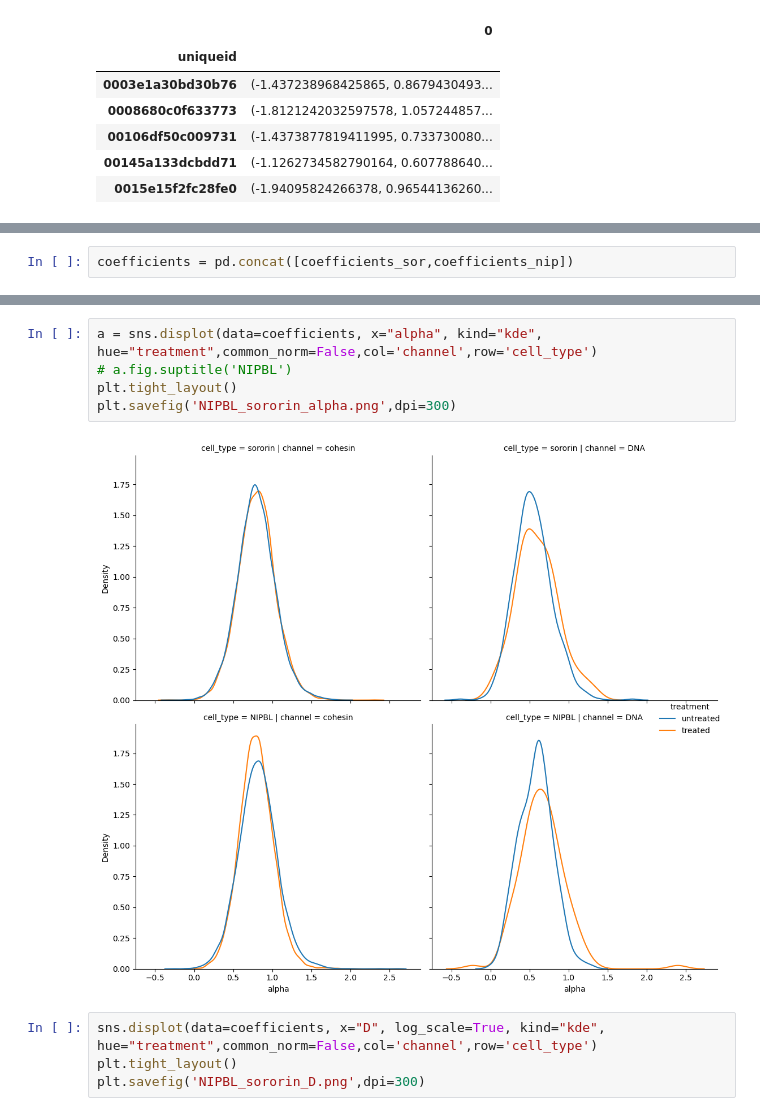
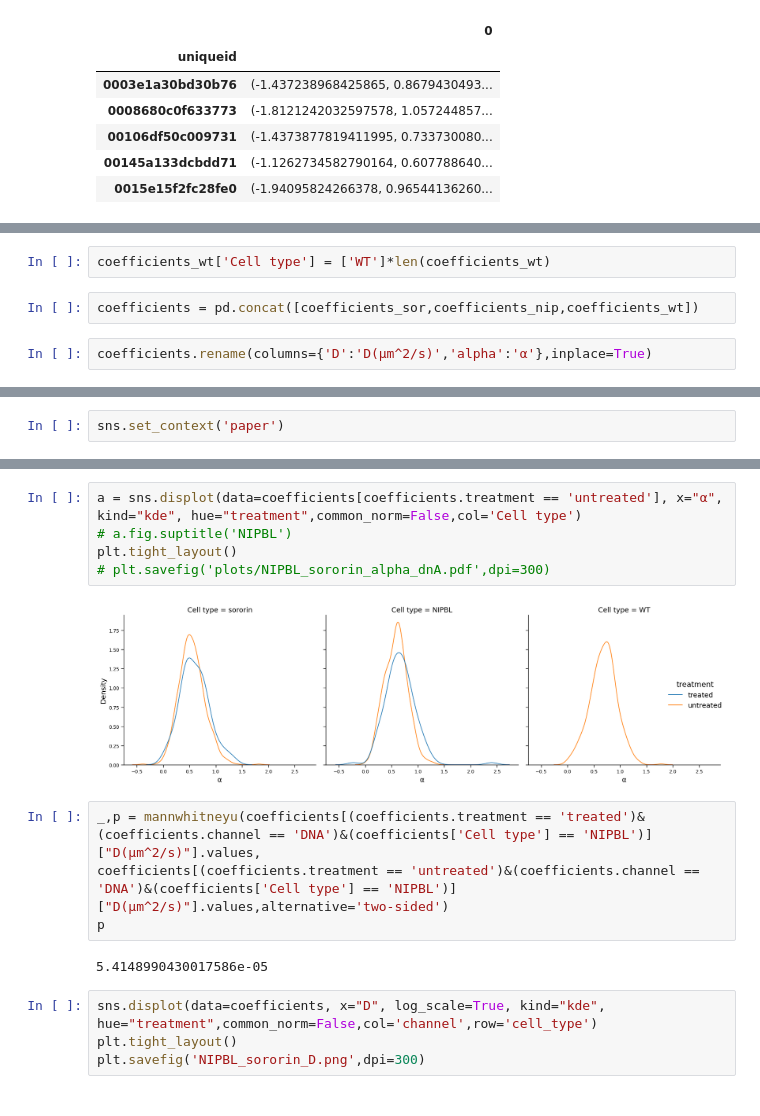
Before and after one commit to fmi-basel/ggiorget-spt-analysis, a Jupyter notebook: analyze_results.ipynb, the cells around one changed output, grey strips where cells are left out. Drawn from its saved outputs; the diff is of its cells as text.

```diff
--- a/analyze_results.ipynb
+++ b/analyze_results.ipynb
@@ -255,2 +284,6 @@ coefficients_nip['cell_type'] = ['NIPBL']*len(coefficients_nip)
+# %%
+coefficients_wt['Cell type'] = ['WT']*len(coefficients_wt)
 # %%
-coefficients = pd.concat([coefficients_sor,coefficients_nip])
+coefficients = pd.concat([coefficients_sor,coefficients_nip,coefficients_wt])
+# %%
+coefficients.rename(columns={'D':'D(µm^2/s)','alpha':'α'},inplace=True)
@@ -256,0 +309,2 @@ coefficients = pd.concat([coefficients_sor,coefficients_nip])
+# %%
+sns.set_context('paper')
@@ -257,10 +395,16 @@ coefficients = pd.concat([coefficients_sor,coefficients_nip])
 # %%
-a = sns.displot(data=coefficients, x="alpha", kind="kde", hue="treatment",common_norm=False,col='channel',row='cell_type')
+a = sns.displot(data=coefficients[coefficients.treatment == 'untreated'], x="α", kind="kde", hue="treatment",common_norm=False,col='Cell type')
 # a.fig.suptitle('NIPBL')
 plt.tight_layout()
-plt.savefig('NIPBL_sororin_alpha.png',dpi=300)
+# plt.savefig('plots/NIPBL_sororin_alpha_dnA.pdf',dpi=300)
 # %% [output]
-[figure, old version]
+[figure, new version]
+# %%
+_,p = mannwhitneyu(coefficients[(coefficients.treatment == 'treated')&(coefficients.channel == 'DNA')&(coefficients['Cell type'] == 'NIPBL')]["D(µm^2/s)"].values,
+coefficients[(coefficients.treatment == 'untreated')&(coefficients.channel == 'DNA')&(coefficients['Cell type'] == 'NIPBL')]["D(µm^2/s)"].values,alternative='two-sided')
+p
+# %% [output]
+5.4148990430017586e-05
 # %%
 sns.displot(data=coefficients, x="D", log_scale=True, kind="kde", hue="treatment",common_norm=False,col='channel',row='cell_type')
 plt.tight_layout()
```
Also changed, not shown: parts of 53 cells of this notebook, 1 other file.
